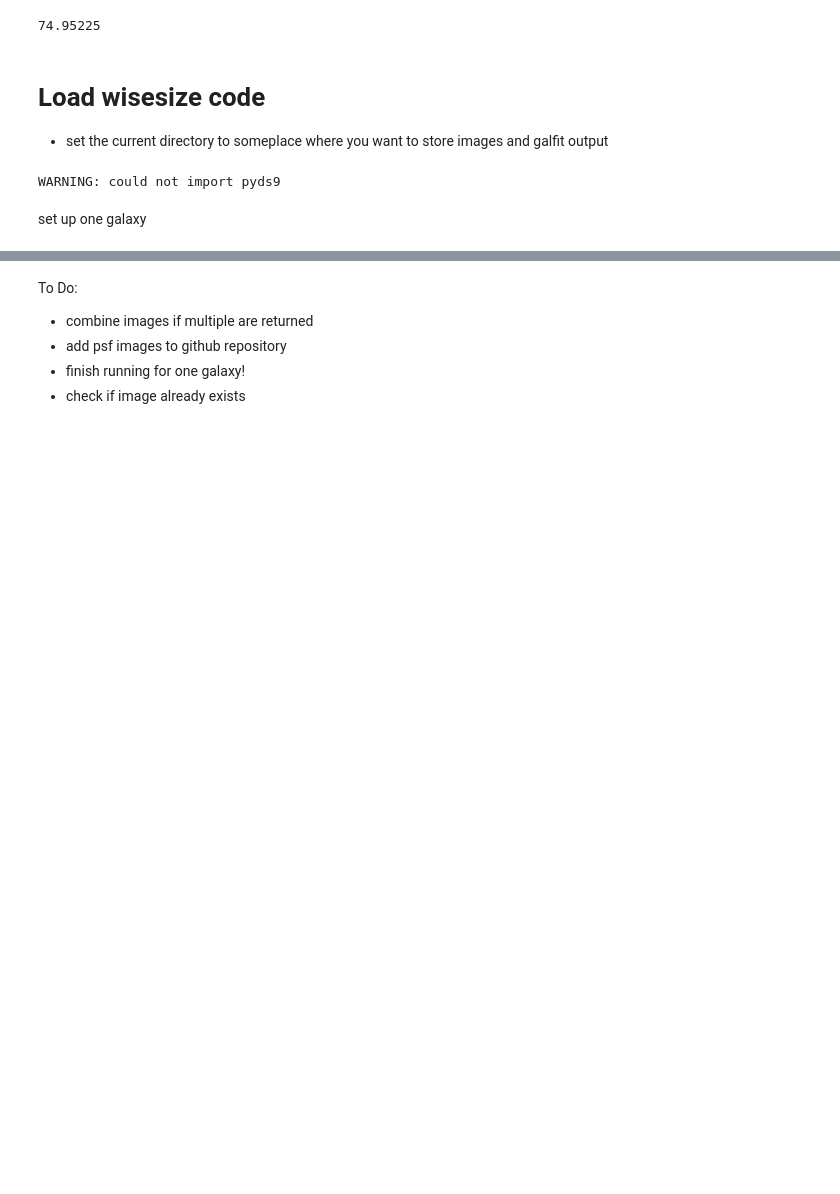
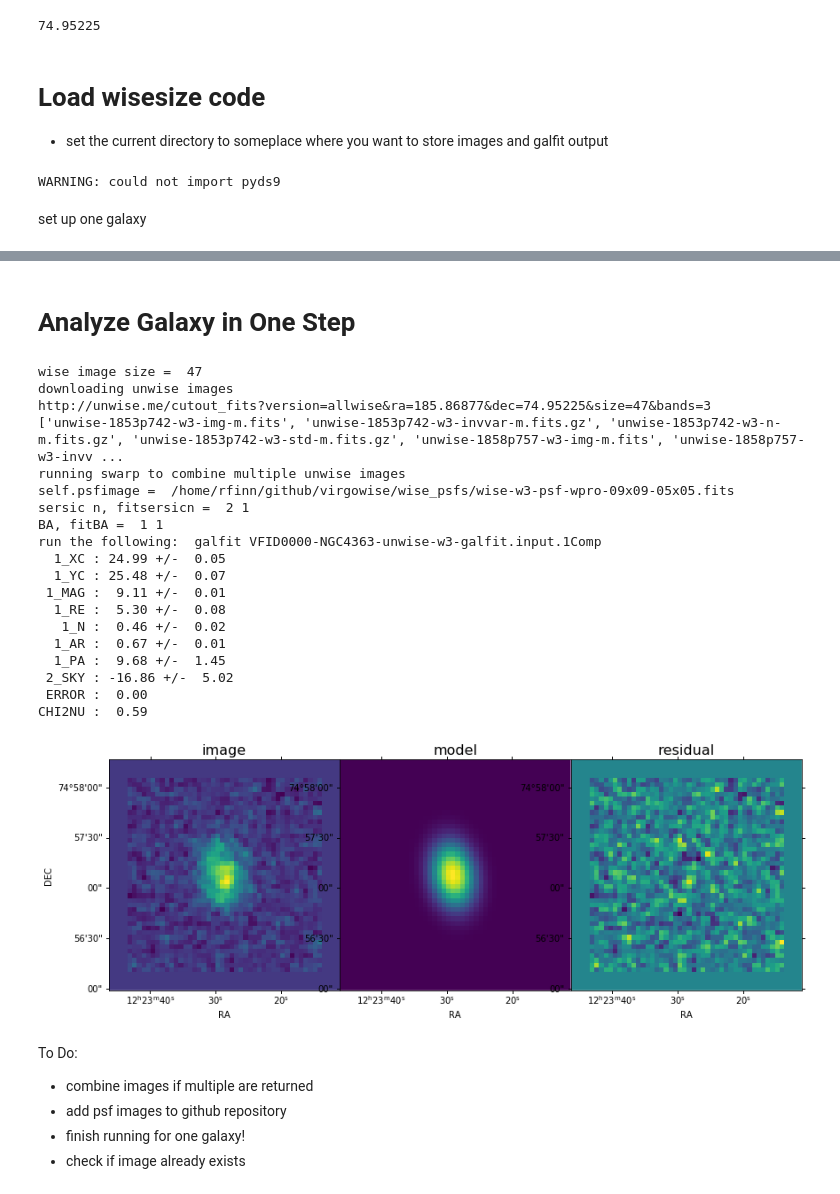
Before and after one commit to rfinn/virgowise, a Jupyter notebook: notebooks/howto-run-wisesize.ipynb, the cells around one changed output, grey strips where cells are left out. Saved outputs shown, nothing was run; the diff lists cells and outputs as text; code cells hidden in the pictures; blank space fills up the shorter version.

```diff
--- a/notebooks/howto-run-wisesize.ipynb
+++ b/notebooks/howto-run-wisesize.ipynb
@@ -169,3 +171,31 @@ IndexError: list index out of range
+# %% [markdown]
+# Analyze Galaxy in One Step #
+# %%
+os.chdir(homedir+'/research/Virgo/wisesize/test/')
+%run ~/github/virgowise/wisesize.py
+g = galaxy(ra, dec, size,name=galname,band='3')
+g.run_simple(convflag=False)
+# %% [output]
+wise image size =  47
+downloading unwise images
+http://unwise.me/cutout_fits?version=allwise&ra=185.86877&dec=74.95225&size=47&bands=3
+['unwise-1853p742-w3-img-m.fits', 'unwise-1853p742-w3-invvar-m.fits.gz', 'unwise-1853p742-w3-n-m.fits.gz', 'unwise-1853p742-w3-std-m.fits.gz', 'unwise-1858p757-w3-img-m.fits', 'unwise-1858p757-w3-invv ...
+running swarp to combine multiple unwise images
+self.psfimage =  /home/rfinn/github/virgowise/wise_psfs/wise-w3-psf-wpro-09x09-05x05.fits
+sersic n, fitsersicn =  2 1
+BA, fitBA =  1 1
+run the following:  galfit VFID0000-NGC4363-unwise-w3-galfit.input.1Comp
+  1_XC : 24.99 +/-  0.05
+  1_YC : 25.48 +/-  0.07
+ 1_MAG :  9.11 +/-  0.01
+  1_RE :  5.30 +/-  0.08
+   1_N :  0.46 +/-  0.02
+  1_AR :  0.67 +/-  0.01
+  1_PA :  9.68 +/-  1.45
+ 2_SKY : -16.86 +/-  5.02
+ ERROR :  0.00
+CHI2NU :  0.59
+[figure, added]
 # %% [markdown]
 To Do:
 
```
Also changed, not shown: parts of 12 cells of this notebook, 2 other files.
